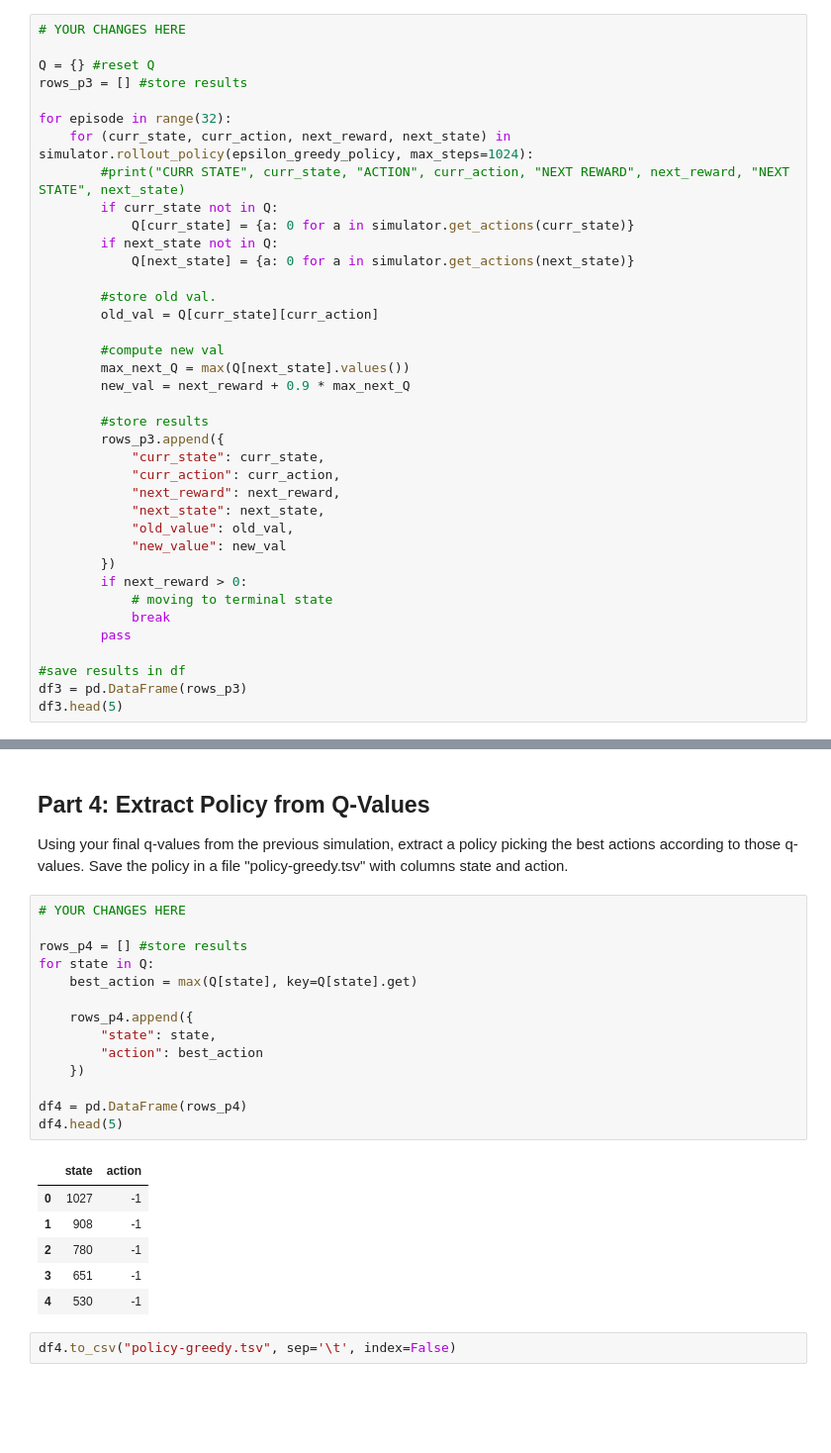
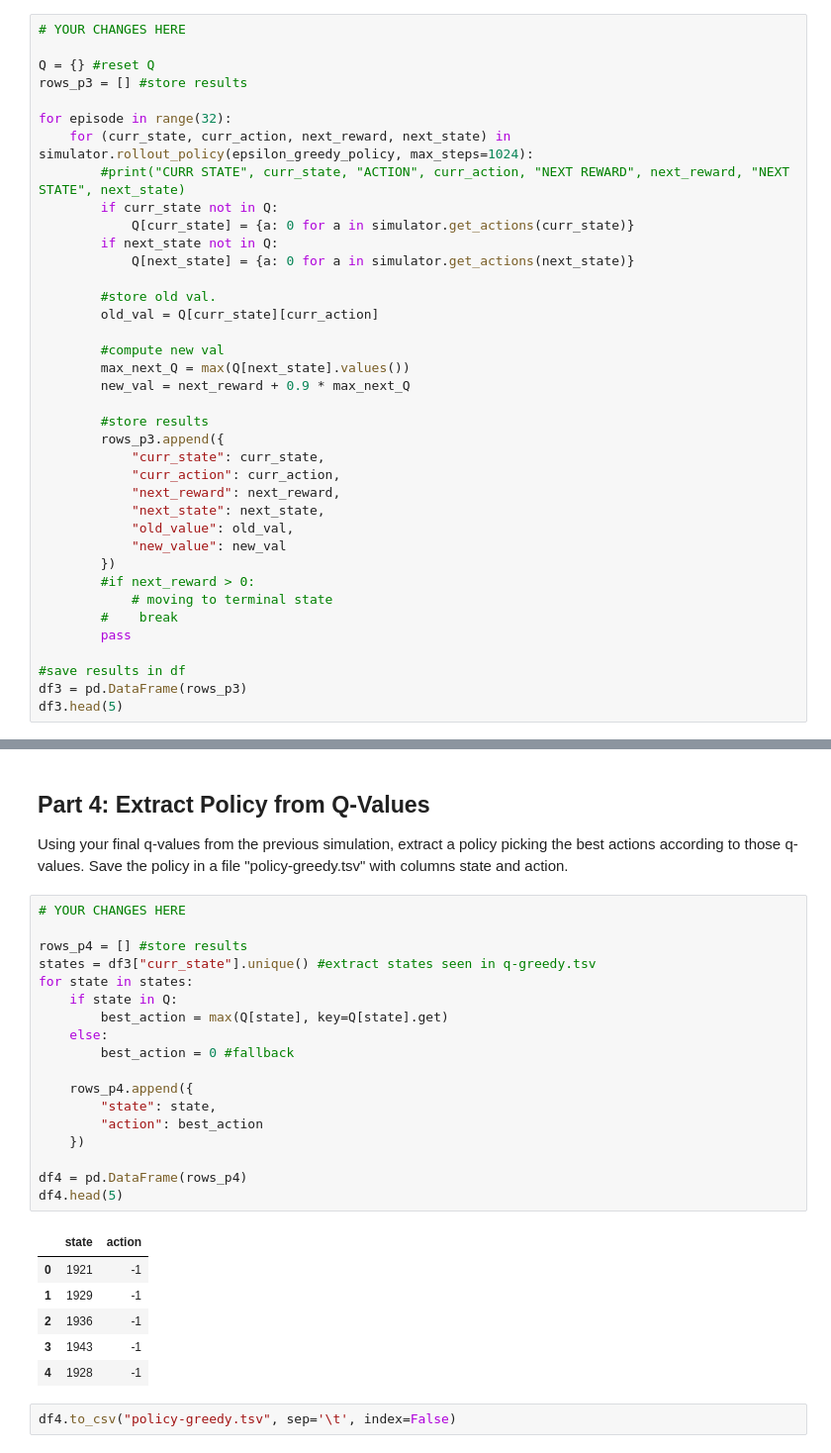
Before and after one commit to paumar2/bu-dx704-pmm, a Jupyter notebook: project-8/project.ipynb, the cells around one changed output, grey strips where cells are left out. Shown at 99% size. Saved outputs shown, nothing was run; the diff lists cells and outputs as text; blank space fills up the shorter version.

```diff
--- a/project-8/project.ipynb
+++ b/project-8/project.ipynb
@@ -286,9 +286,9 @@ for episode in range(32):
             "old_value": old_val,
             "new_value": new_val
         })
-        if next_reward > 0:
+        #if next_reward > 0:
             # moving to terminal state
-            break
+        #    break
         pass
 
 #save results in df
@@ -313,24 +313,28 @@ Save the policy in a file "policy-greedy.tsv" with columns state and action.
 # %%
 # YOUR CHANGES HERE
 
 rows_p4 = [] #store results
-for state in Q:
-    best_action = max(Q[state], key=Q[state].get)
+states = df3["curr_state"].unique() #extract states seen in q-greedy.tsv
+for state in states:
+    if state in Q:
+        best_action = max(Q[state], key=Q[state].get)
+    else:
+        best_action = 0 #fallback
 
     rows_p4.append({
         "state": state,
         "action": best_action
     })
 
 df4 = pd.DataFrame(rows_p4)
 df4.head(5)
 # %% [output]
 |  | state | action |
-| 0 | 1027 | -1 |
-| 1 | 908 | -1 |
-| 2 | 780 | -1 |
-| 3 | 651 | -1 |
-| 4 | 530 | -1 |
+| 0 | 1921 | -1 |
+| 1 | 1929 | -1 |
+| 2 | 1936 | -1 |
+| 3 | 1943 | -1 |
+| 4 | 1928 | -1 |
 # %%
 df4.to_csv("policy-greedy.tsv", sep='\t', index=False)
 # %% [markdown]
```
Also changed, not shown: parts of 7 cells of this notebook, 5 other files.
